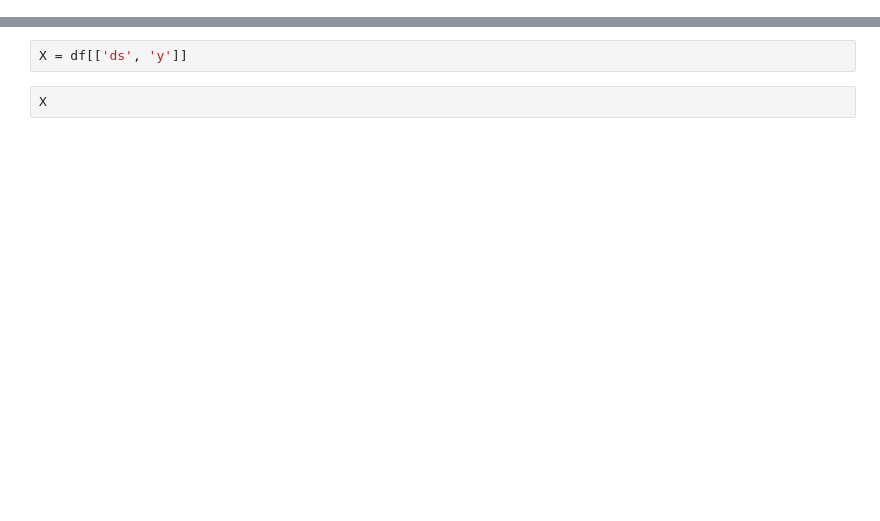
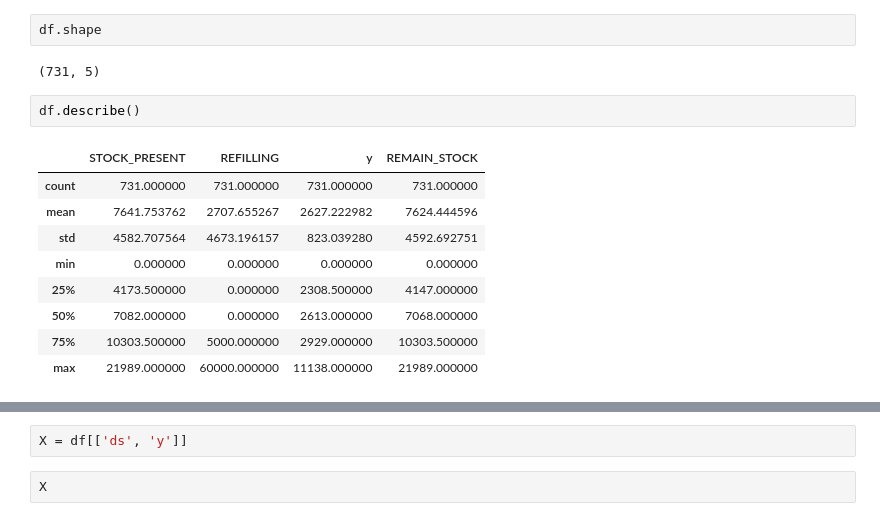
Before and after one commit to kainat-Baloch/AI_Project22, a Jupyter notebook: Project.ipynb, the cells around one changed output, grey strips where cells are left out. Drawn from its saved outputs; the diff is of its cells as text; blank space fills up the shorter version.

```diff
--- a/Project.ipynb
+++ b/Project.ipynb
@@ -13,3 +16,19 @@ df.head()
 | 2 | 2019-01-03 | 5606 | 0 | 2856 | 2750 |
 | 3 | 2019-01-04 | 2750 | 0 | 2594 | 156 |
 | 4 | 2019-01-05 | 156 | 5000 | 2568 | 2588 |
+# %%
+df.shape
+# %% [output]
+(731, 5)
+# %%
+df.describe()
+# %% [output]
+|  | STOCK_PRESENT | REFILLING | y | REMAIN_STOCK |
+| count | 731.000000 | 731.000000 | 731.000000 | 731.000000 |
+| mean | 7641.753762 | 2707.655267 | 2627.222982 | 7624.444596 |
+| std | 4582.707564 | 4673.196157 | 823.039280 | 4592.692751 |
+| min | 0.000000 | 0.000000 | 0.000000 | 0.000000 |
+| 25% | 4173.500000 | 0.000000 | 2308.500000 | 4147.000000 |
+| 50% | 7082.000000 | 0.000000 | 2613.000000 | 7068.000000 |
+| 75% | 10303.500000 | 5000.000000 | 2929.000000 | 10303.500000 |
+| max | 21989.000000 | 60000.000000 | 11138.000000 | 21989.000000 |
```
Also changed, not shown: parts of 13 cells of this notebook.
